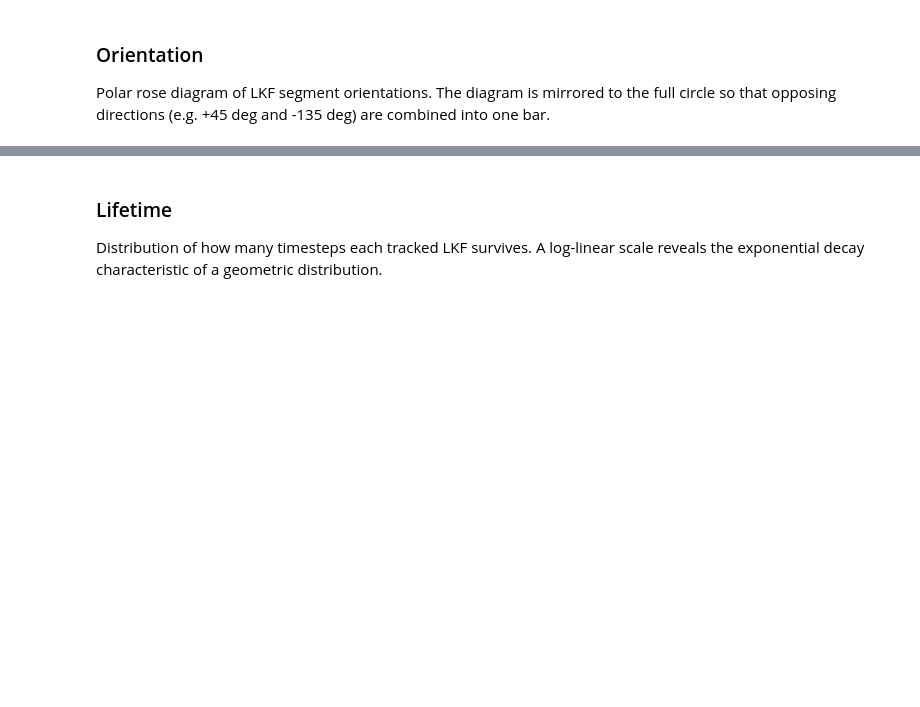
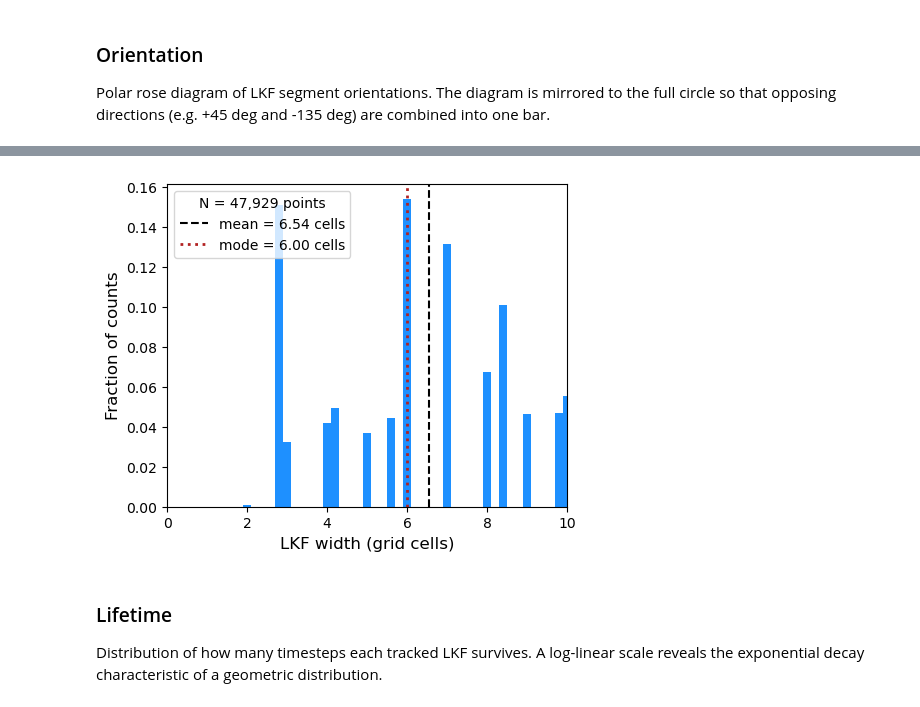
Before and after one commit to nhutter/lkf_tools, a Jupyter notebook: notebooks/tutorial_gen_dataset.ipynb, the cells around one changed output, grey strips where cells are left out. Cells and saved outputs as stored; diff of their text form; code cells hidden in the pictures; blank space fills up the shorter version.

```diff
--- a/notebooks/tutorial_gen_dataset.ipynb
+++ b/notebooks/tutorial_gen_dataset.ipynb
@@ -231,3 +245,7 @@ fig, ax = lkf_data.orientation.plot()
+# %%
+fig, ax = lkf_data.widths.plot()
+# %% [output]
+[figure, added]
 # %% [markdown]
 ### Lifetime
 
```
Also changed, not shown: parts of 32 cells of this notebook, 7 other files.
